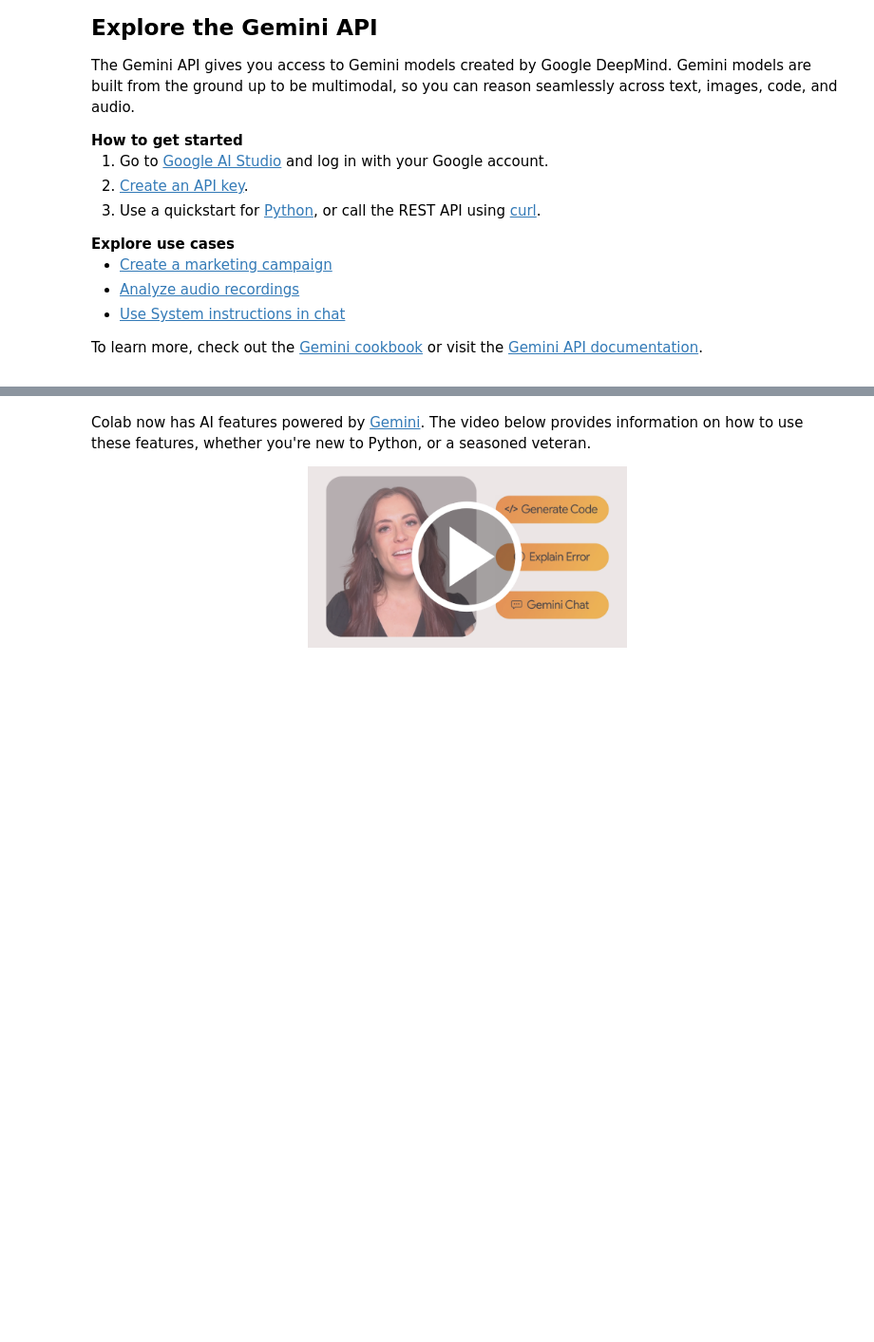
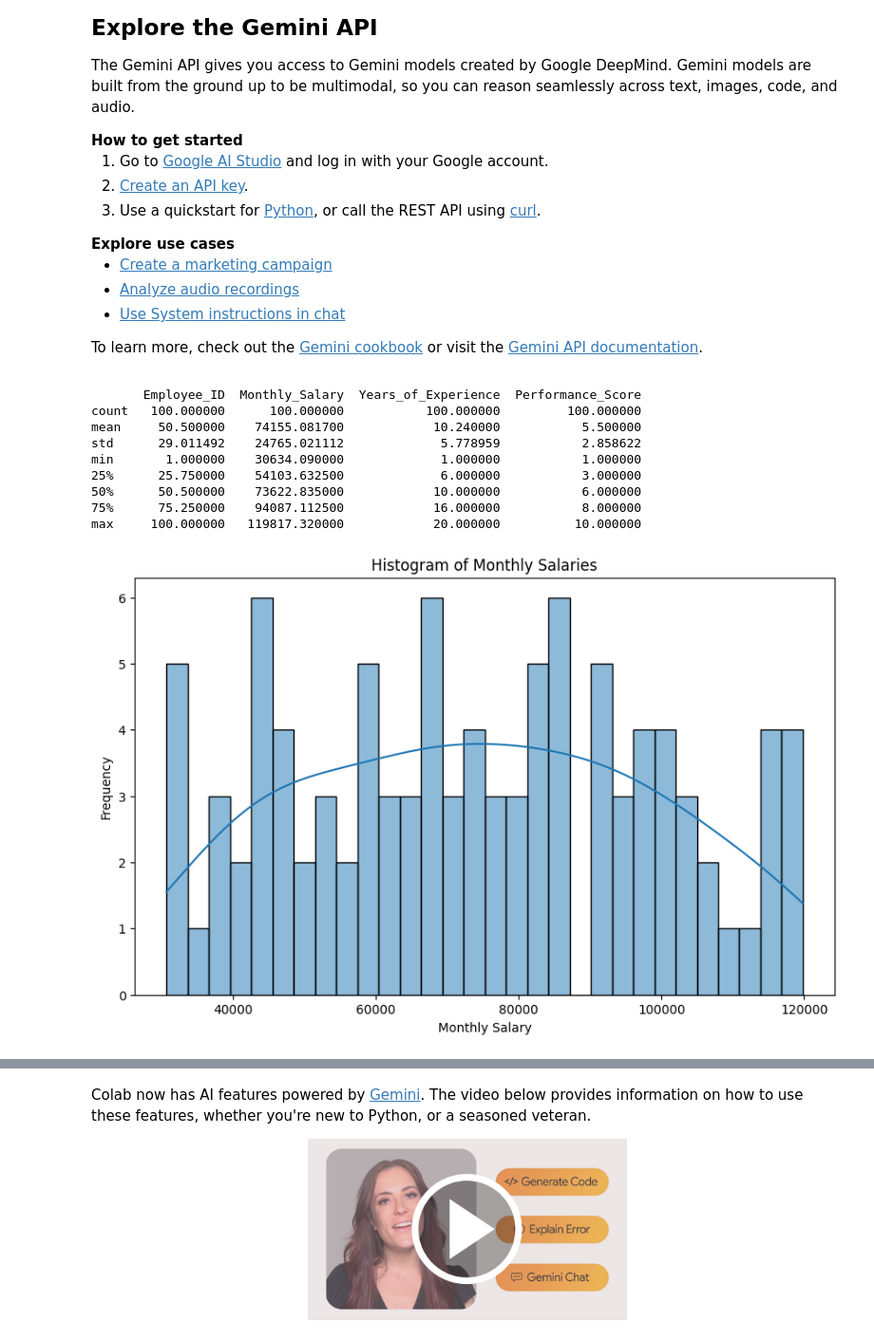
Before and after one commit to 2303a51821/DATA_MINING, a Jupyter notebook: Welcome_To_Colab.ipynb, the cells around one changed output, grey strips where cells are left out. Shown: that part at 95% size. Cells and saved outputs as stored; diff of their text form; code cells hidden in the pictures; blank space fills up the shorter version.

```diff
--- a/Welcome_To_Colab.ipynb
+++ b/Welcome_To_Colab.ipynb
@@ -24,3 +24,41 @@
   <p>To learn more, check out the <a href="https://github.com/google-gemini/cookbook">Gemini cookbook</a> or visit the <a href="https://ai.google.dev/docs/">Gemini API documentation</a>.
   </p>
 </div>
+# %%
+import pandas as pd
+import seaborn as sns
+import matplotlib.pyplot as plt
+
+df = pd.read_csv('employee_performance.csv')
+
+print(df.describe())
+
+plt.figure(figsize=(10, 6))
+sns.histplot(df['Monthly_Salary'], bins=30, kde=True)
+plt.title('Histogram of Monthly Salaries')
+plt.xlabel('Monthly Salary')
+plt.ylabel('Frequency')
+plt.show()
+
+plt.figure(figsize=(10, 6))
+sns.scatterplot(x='Years_of_Experience', y='Performance_Score', data=df)
+plt.title('Scatter Plot: Years of Experience vs Performance Score')
+plt.xlabel('Years of Experience')
+plt.ylabel('Performance Score')
+plt.show()
+
+plt.figure(figsize=(10, 6))
+sns.heatmap(df[['Monthly_Salary', 'Years_of_Experience', 'Performance_Score']].corr(), annot=True, cmap='coolwarm')
+plt.title('Heatmap of Numerical Features')
+plt.show()
+# %% [output]
+       Employee_ID  Monthly_Salary  Years_of_Experience  Performance_Score
+count   100.000000      100.000000           100.000000         100.000000
+mean     50.500000    74155.081700            10.240000           5.500000
+std      29.011492    24765.021112             5.778959           2.858622
+min       1.000000    30634.090000             1.000000           1.000000
+25%      25.750000    54103.632500             6.000000           3.000000
+50%      50.500000    73622.835000            10.000000           6.000000
+75%      75.250000    94087.112500            16.000000           8.000000
+max     100.000000   119817.320000            20.000000          10.000000
+[figure, added]
```
Also changed, not shown: parts of 3 cells of this notebook.
